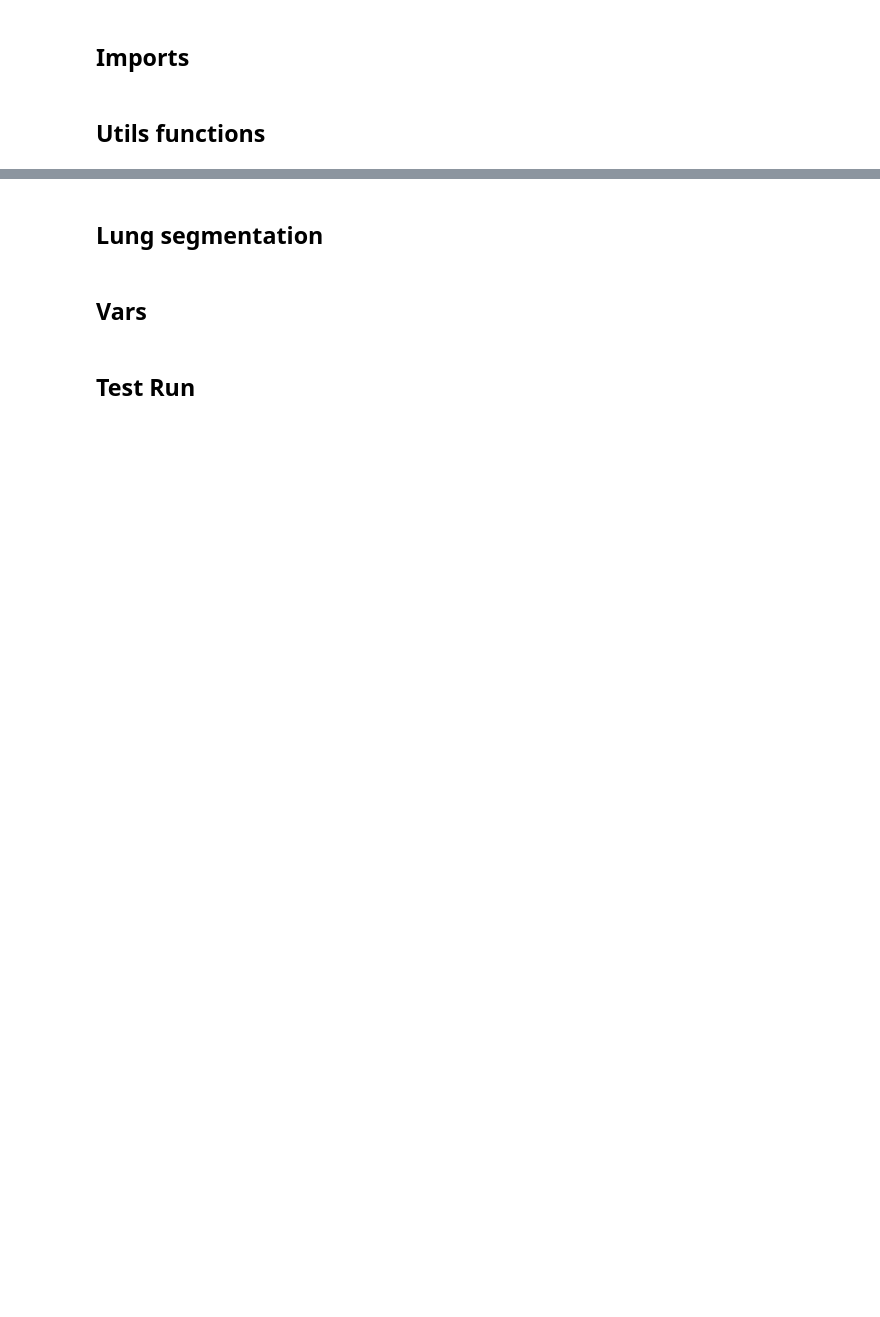
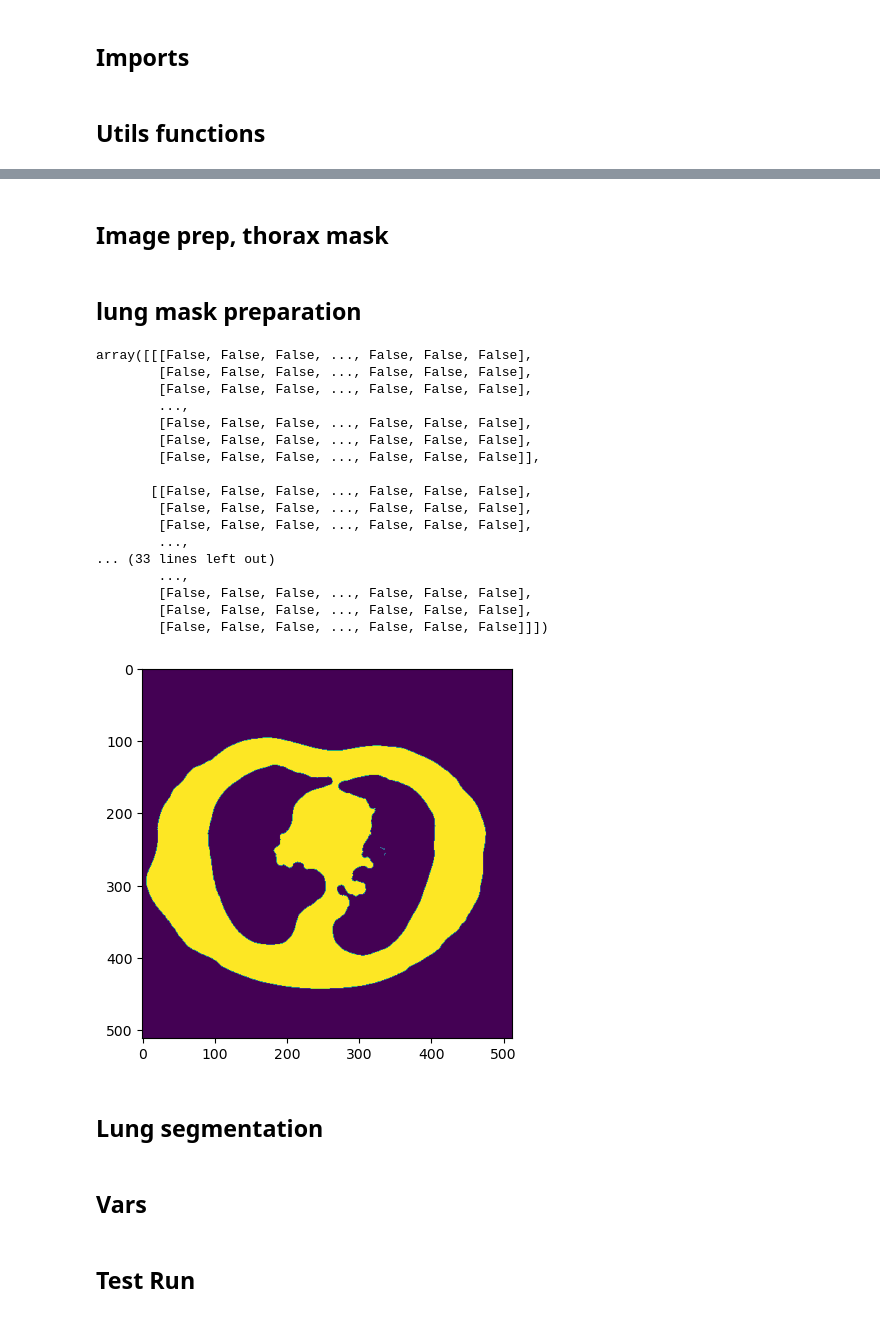
Before and after one commit to stabor705/opencv-and-ai-agh-2024, a Jupyter notebook: lab-1/Lab1/Project1.ipynb, the cells around one changed output, grey strips where cells are left out. Drawn from its saved outputs; the diff is of its cells as text; code cells hidden in the pictures; blank space fills up the shorter version.

```diff
--- a/lab-1/Lab1/Project1.ipynb
+++ b/lab-1/Lab1/Project1.ipynb
@@ -73,0 +78,2 @@ def compare_lungs(left_lungs, ref_left_lungs, right_lungs, ref_right_lungs, sele
+# %% [markdown]
+## Image prep, thorax mask
@@ -74,3 +114,60 @@ def compare_lungs(left_lungs, ref_left_lungs, right_lungs, ref_right_lungs, sele
+# %% [markdown]
+## lung mask preparation
+# %%
+def prepare_lung_mask(nib_img_path, threshold=-191):
+    # Read the image
+    nib_img = read_nii(nib_img_path)
+    # The main part of the body mask segmentation program is presented in Listing 1,
+    # which also includes comments on the performed operations. Tissues within the
+    # body   have   a   Hounsfield   number   above   the   threshold   of   TH   =   -191.   When
+    # implementing   body   mask   segmentation,   you   can/should   use   morphological
+    # operations and single-connected component labeling operations.
+
+    # Thresholding
+    body_mask = nib_img > threshold
+    # Morphological operations
+    body_mask = morphology.binary_closing(body_mask, morphology.ball(5))
+    body_mask = morphology.binary_opening(body_mask, morphology.ball(5))
+    # Single-connected component labeling
+    body_mask = measure.label(body_mask, connectivity=1)
+    # Find the largest connected component
+    props = measure.regionprops(body_mask)
+    max_area = 0
+    max_idx = 0
+    for i, prop in enumerate(props):
+        if prop.area > max_area:
+            max_area = prop.area
+            max_idx = i
+    body_mask = body_mask == max_idx + 1
+
+
+
+    plt.imshow(body_mask[:, :, 80])
+    plt.show()
+
+    return body_mask
+
+
+prepare_lung_mask('./Images/IMG_0001.nii.gz')
+# %% [output]
+array([[[False, False, False, ..., False, False, False],
+        [False, False, False, ..., False, False, False],
+        [False, False, False, ..., False, False, False],
+        ...,
+        [False, False, False, ..., False, False, False],
+        [False, False, False, ..., False, False, False],
+        [False, False, False, ..., False, False, False]],
+
+       [[False, False, False, ..., False, False, False],
+        [False, False, False, ..., False, False, False],
+        [False, False, False, ..., False, False, False],
+        ...,
+... (33 lines left out)
+        ...,
+        [False, False, False, ..., False, False, False],
+        [False, False, False, ..., False, False, False],
+        [False, False, False, ..., False, False, False]]])
+[figure, added]
 # %%
 def segmentation_helper(lung_watershed, reference_lung, selected_lung=1):
     """
```
Also changed, not shown: parts of 12 cells of this notebook.
